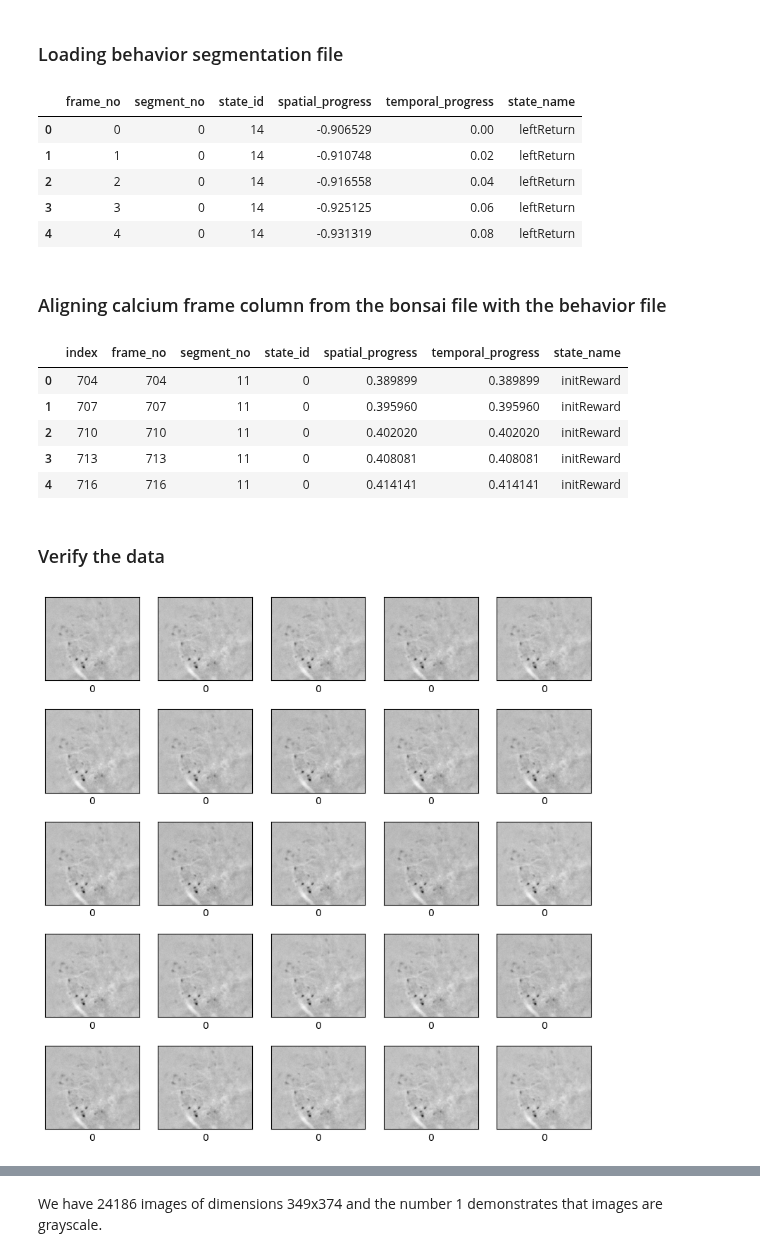
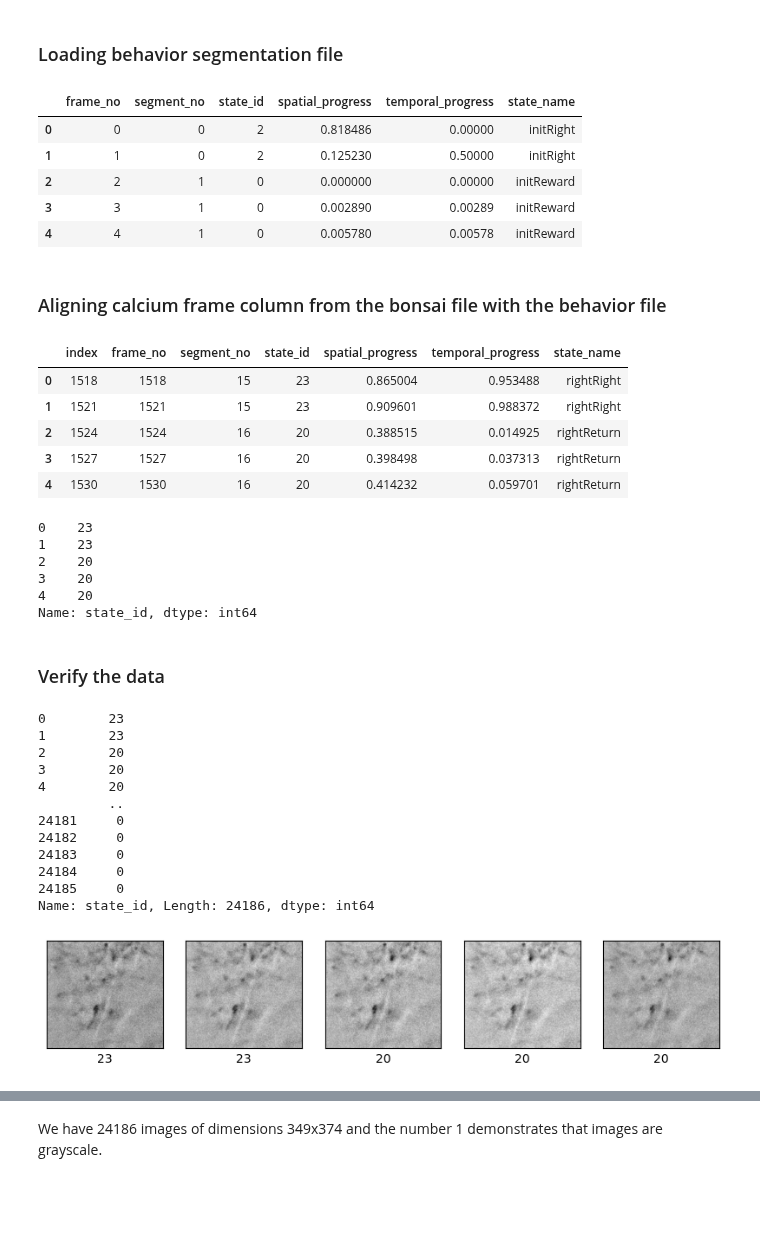
Before and after one commit to konkalaitzidis/bpnn, a Jupyter notebook: src/BPNeuralNet.ipynb, the cells around one changed output, grey strips where cells are left out. Cells and saved outputs as stored; diff of their text form; code cells hidden in the pictures; blank space fills up the shorter version.

```diff
--- a/src/BPNeuralNet.ipynb
+++ b/src/BPNeuralNet.ipynb
@@ -294,7 +290,7 @@ Maximum pixel value: 1.0
 #         bonsai_data = pd.read_csv(s3_bonsai_url, header=None)
 # %%
 # Preparing bonsai data file
-bonsai_data_path = '/home/dmc/Desktop/kostas/direct-Behavior-prediction-from-miniscope-calcium-imaging-using-convolutional-neural-networks/data/tmaze_2021-10-28T18_13_23.csv'
+bonsai_data_path = '/Users/konstantinoskalaitzidis/Developer/dmc/my-gitlab-konkalaitzidis/direct-Behavior-prediction-from-miniscope-calcium-imaging-using-convolutional-neural-networks/data/tmaze_2021-10-16T16_39_14.csv'
 #bonsai_data_path = input("Insert path of bonsai data file here: ")
 bonsai_data = pd.read_csv(bonsai_data_path, header=None)
 
@@ -321,51 +317,73 @@ bonsai_data.head()
 #     print(list(f.keys()))
 #     behavior_data = np.array(f['per_frame'])
 # %%
-df_behavior_path = '/home/dmc/Desktop/kostas/direct-Behavior-prediction-from-miniscope-calcium-imaging-using-convolutional-neural-networks/data/20211028_181307_animal3learnday11.h5'
+df_behavior_path = '/Users/konstantinoskalaitzidis/Developer/dmc/my-gitlab-konkalaitzidis/direct-Behavior-prediction-from-miniscope-calcium-imaging-using-convolutional-neural-networks/data/20211016_163921_animal1learnday1.h5'
 #df_behavior_path = input("Insert path of behavioral data file here: ")
 df_behavior = pd.read_hdf(df_behavior_path, 'per_frame')
 df_behavior.head()
 # %% [output]
 |  | frame_no | segment_no | state_id | spatial_progress | temporal_progress | state_name |
-| 0 | 0 | 0 | 14 | -0.906529 | 0.00 | leftReturn |
-| 1 | 1 | 0 | 14 | -0.910748 | 0.02 | leftReturn |
-| 2 | 2 | 0 | 14 | -0.916558 | 0.04 | leftReturn |
-| 3 | 3 | 0 | 14 | -0.925125 | 0.06 | leftReturn |
-| 4 | 4 | 0 | 14 | -0.931319 | 0.08 | leftReturn |
+| 0 | 0 | 0 | 2 | 0.818486 | 0.00000 | initRight |
+| 1 | 1 | 0 | 2 | 0.125230 | 0.50000 | initRight |
+| 2 | 2 | 1 | 0 | 0.000000 | 0.00000 | initReward |
+| 3 | 3 | 1 | 0 | 0.002890 | 0.00289 | initReward |
+| 4 | 4 | 1 | 0 | 0.005780 | 0.00578 | initReward |
 # %% [markdown]
 ### Aligning calcium frame column from the bonsai file with the behavior file
 # %%
-df_behavior = df_behavior.loc[bonsai_data.groupby('Calcium_frame').first()[1:].Frame_Number].reset_index()
-df_behavior.head()
+df_aligned = df_behavior.loc[bonsai_data.groupby('Calcium_frame').first()[1:].Frame_Number].reset_index()
+df_aligned.head()
 # %% [output]
 |  | index | frame_no | segment_no | state_id | spatial_progress | temporal_progress | state_name |
-| 0 | 704 | 704 | 11 | 0 | 0.389899 | 0.389899 | initReward |
-| 1 | 707 | 707 | 11 | 0 | 0.395960 | 0.395960 | initReward |
-| 2 | 710 | 710 | 11 | 0 | 0.402020 | 0.402020 | initReward |
-| 3 | 713 | 713 | 11 | 0 | 0.408081 | 0.408081 | initReward |
-| 4 | 716 | 716 | 11 | 0 | 0.414141 | 0.414141 | initReward |
+| 0 | 1518 | 1518 | 15 | 23 | 0.865004 | 0.953488 | rightRight |
+| 1 | 1521 | 1521 | 15 | 23 | 0.909601 | 0.988372 | rightRight |
+| 2 | 1524 | 1524 | 16 | 20 | 0.388515 | 0.014925 | rightReturn |
+| 3 | 1527 | 1527 | 16 | 20 | 0.398498 | 0.037313 | rightReturn |
+| 4 | 1530 | 1530 | 16 | 20 | 0.414232 | 0.059701 | rightReturn |
+# %%
+df_aligned['state_id'].head()
+# %% [output]
+0    23
+1    23
+2    20
+3    20
+4    20
+Name: state_id, dtype: int64
 # %% [markdown]
 ### Verify the data
 # %%
 # For each calcium video frame, I want to give the state_id value annotation.
 train_images = video_data
-train_labels = df_behavior['state_id']
+train_labels = df_aligned['state_id']
+# %%
+train_labels
+# %% [output]
+0        23
+1        23
+2        20
+3        20
+4        20
+         ..
+24181     0
+24182     0
+24183     0
+24184     0
+24185     0
+Name: state_id, Length: 24186, dtype: int64
 # %%
 # Let's plot the first 25 images from the training set and display the class name below each image:
 plt.figure(figsize=(10,10))
-for i in range(25):
+for i in range(5):
     plt.subplot(5,5,i+1)
     plt.xticks([])
     plt.yticks([])
     plt.grid(False)
     plt.imshow(train_images[i])
-    # The CIFAR labels happen to be arrays,
-    # which is why you need the extra index
     plt.xlabel(train_labels[i])
     plt.imshow(train_images[i], cmap=plt.cm.binary)
 plt.show()
 # %% [output]
-[figure, old version]
+[figure, new version]
 # %%
 # # Display the first image in the training set
 # plt.imshow(train_images[0], cmap=plt.cm.binary)
```
Also changed, not shown: parts of 17 cells of this notebook.
